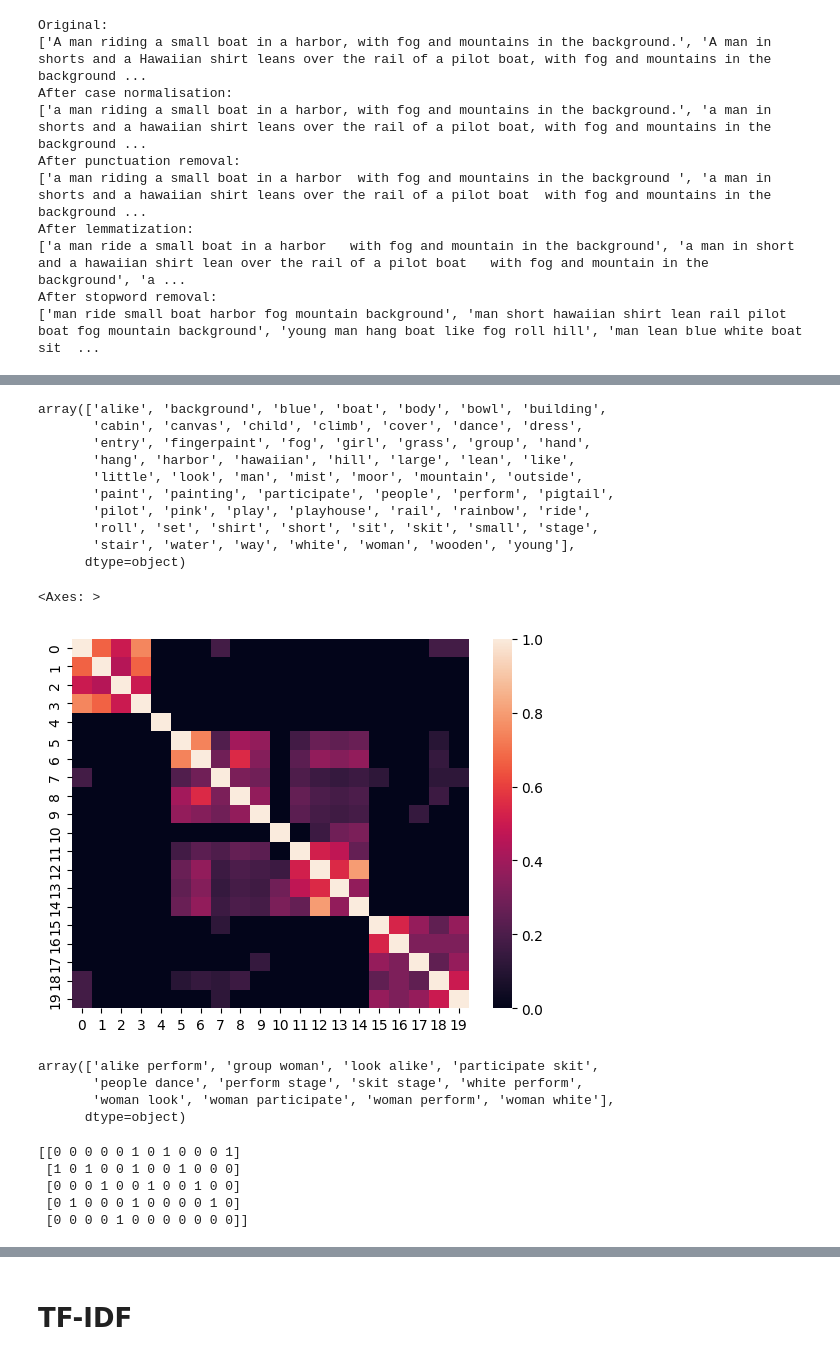
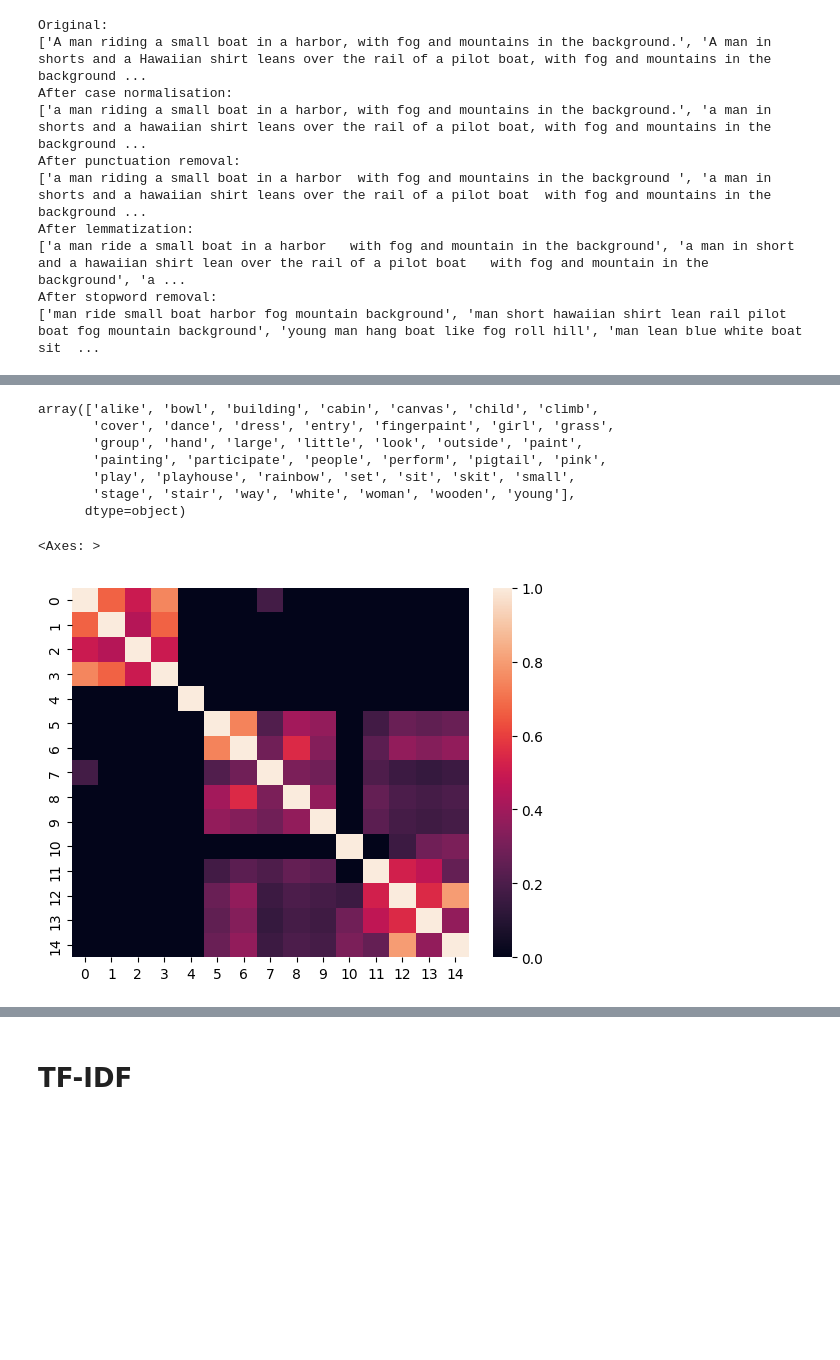
Before and after one commit to ak-malone/NLU, a Jupyter notebook: examples.ipynb, the cells around one changed output, grey strips where cells are left out. Cells and saved outputs as stored; diff of their text form; code cells hidden in the pictures; blank space fills up the shorter version.

```diff
--- a/examples.ipynb
+++ b/examples.ipynb
@@ -170,38 +192,17 @@ After stopword removal:
 # %%
 cv = CountVectorizer()
-X4 = cv.fit_transform(processed_pic11013+processed_pic16+processed_pic2+processed_pic31782)
+X3 = cv.fit_transform(processed_pic11013+processed_pic16+processed_pic2)
 cv.get_feature_names_out()
 # %% [output]
-array(['alike', 'background', 'blue', 'boat', 'body', 'bowl', 'building',
-       'cabin', 'canvas', 'child', 'climb', 'cover', 'dance', 'dress',
-       'entry', 'fingerpaint', 'fog', 'girl', 'grass', 'group', 'hand',
-       'hang', 'harbor', 'hawaiian', 'hill', 'large', 'lean', 'like',
-       'little', 'look', 'man', 'mist', 'moor', 'mountain', 'outside',
-       'paint', 'painting', 'participate', 'people', 'perform', 'pigtail',
-       'pilot', 'pink', 'play', 'playhouse', 'rail', 'rainbow', 'ride',
-       'roll', 'set', 'shirt', 'short', 'sit', 'skit', 'small', 'stage',
-       'stair', 'water', 'way', 'white', 'woman', 'wooden', 'young'],
+array(['alike', 'bowl', 'building', 'cabin', 'canvas', 'child', 'climb',
+       'cover', 'dance', 'dress', 'entry', 'fingerpaint', 'girl', 'grass',
+       'group', 'hand', 'large', 'little', 'look', 'outside', 'paint',
+       'painting', 'participate', 'people', 'perform', 'pigtail', 'pink',
+       'play', 'playhouse', 'rainbow', 'set', 'sit', 'skit', 'small',
+       'stage', 'stair', 'way', 'white', 'woman', 'wooden', 'young'],
       dtype=object)
-# %%
-
-sns.heatmap(cosine_similarity(X4))
-# %% [output]
-<Axes: >
-[figure, removed]
-# %%
-vectorizer2 = CountVectorizer(analyzer='word', ngram_range=(2, 2))
-X2 = vectorizer2.fit_transform(processed_pic11013)
-vectorizer2.get_feature_names_out()
-# %% [output]
-array(['alike perform', 'group woman', 'look alike', 'participate skit',
-       'people dance', 'perform stage', 'skit stage', 'white perform',
-       'woman look', 'woman participate', 'woman perform', 'woman white'],
-      dtype=object)
-# %%
-print(X2.toarray())
-# %% [output]
-[[0 0 0 0 0 1 0 1 0 0 0 1]
- [1 0 1 0 0 1 0 0 1 0 0 0]
- [0 0 0 1 0 0 1 0 0 1 0 0]
- [0 1 0 0 0 1 0 0 0 0 1 0]
- [0 0 0 0 1 0 0 0 0 0 0 0]]
+# %%
+sns.heatmap(cosine_similarity(X3))
+# %% [output]
+<Axes: >
+[figure, added]
```
Also changed, not shown: parts of 28 cells of this notebook.
